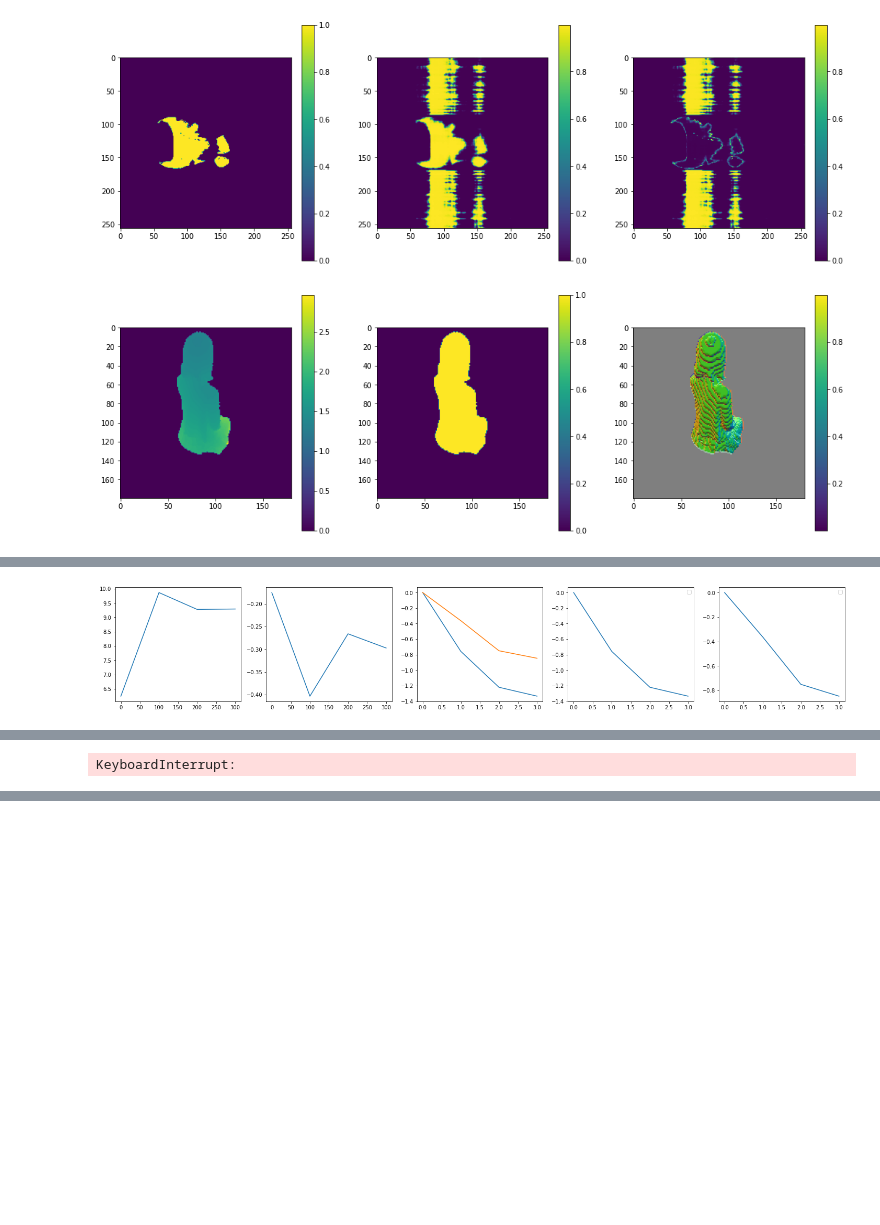
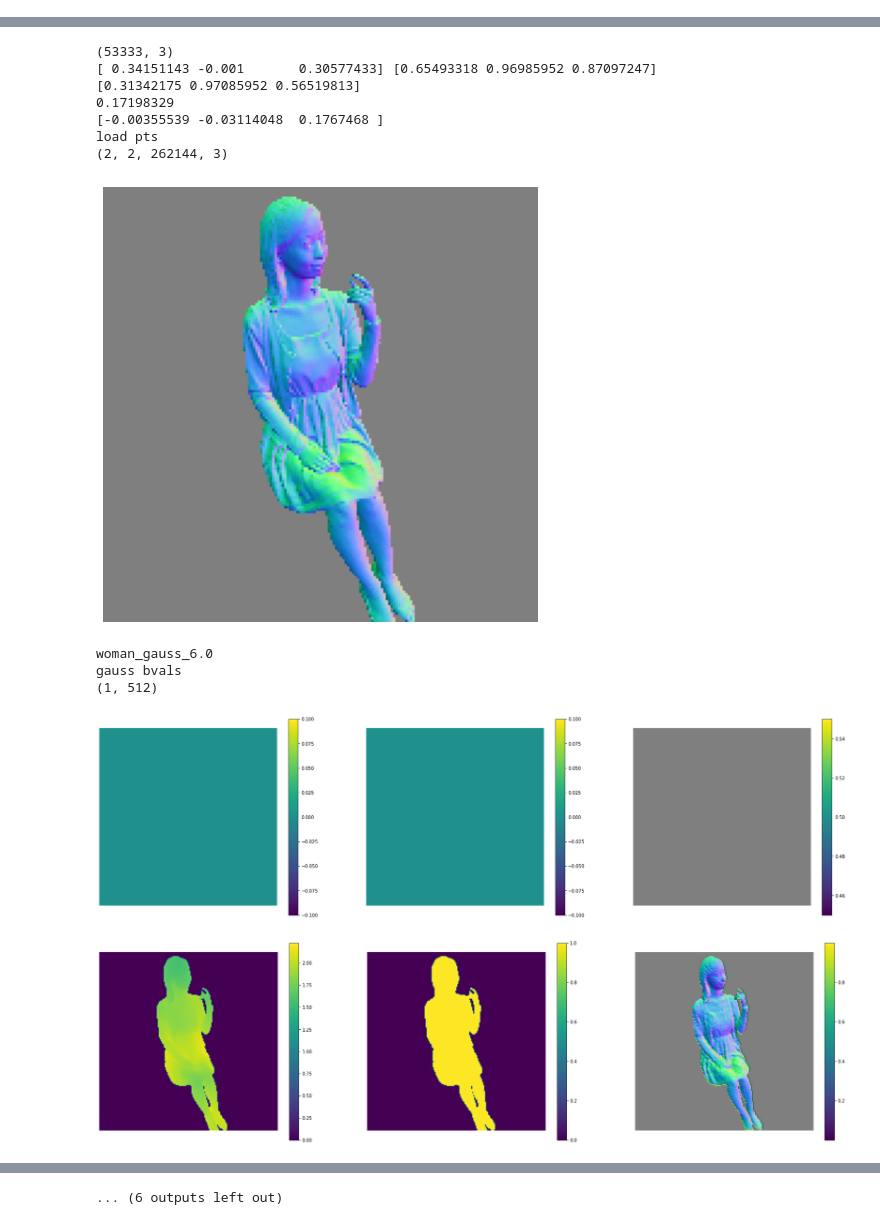
Before and after one commit to Methylamphetamine/fourier-feature-networks, a Jupyter notebook: Experiments/3d_shape_occupancy.ipynb, the cells around one changed output, grey strips where cells are left out. Drawn from its saved outputs; the diff is of its cells as text; code cells hidden in the pictures; blank space fills up the shorter version.

Commit message:
rendering reverse engineering

```diff
--- a/Experiments/3d_shape_occupancy.ipynb
+++ b/Experiments/3d_shape_occupancy.ipynb
@@ -204,8 +204,8 @@ def render_rays_native_hier(params, ab, rays, corners, near, far, N_samples, N_s
 
     return depth_map, acc_map
 
-# render_rays = jit(render_rays_native_hier, static_argnums=(3,4,5,6,7,8))
-render_rays = render_rays_native_hier
+render_rays = jit(render_rays_native_hier, static_argnums=(6,7,8))
+# render_rays = render_rays_native_hier
 
 
 
@@ -264,7 +264,6 @@ embedding_param = 12.
 embed_params = [embedding_method, embedding_size, embedding_param]
 init_fn, apply_fn = make_network(8, 256)
 
-N_iters = 10000
 batch_size = 64*64*2 * 4
 lr = 5e-4
-step = optimizers.exponential_decay(lr, 5000, .1)
+step = optimizers.exponential_decay(lr, 500, .9)
@@ -271,13 +376,16 @@ step = optimizers.exponential_decay(lr, 5000, .1)
 # %%
 R = 2.
-c2w = pose_spherical(90. + 10 + 45, -30., R)
+# viewing angles
+c2w = pose_spherical(30., -30., R)
 
-N_samples = 64
-N_samples_2 = 64
+N_samples = 128
+N_samples_2 = 128
 H = 180
 W = H
 focal = H * .9
 rays = get_rays(H, W, focal, c2w[:3,:4])
+
+#ray definition
 
 render_args_lr = [get_rays(H, W, focal, c2w[:3,:4]), None, R-1, R+1, N_samples, N_samples_2, True]
 
@@ -442,7 +406,7 @@ mesh_files = {
 logdir = os.path.join(basedir, 'occupancy_logs')
 os.makedirs(logdir, exist_ok=True)
 # %%
-N_iters = 10000
+
 tests_all = {}
 out_all = {}
 scores = {}
@@ -450,7 +414,9 @@ scores = {}
 mesh_names = ['woman']
 
 embed_tasks = [
+               ['gauss', 256, 6.],
                ['posenc', 256, 6.]
+
 ]
 
 expdir = os.path.join(logdir, 'full_runs')
@@ -459,14 +425,20 @@ print(expdir)
 
 for mesh_name in mesh_names:
 
+  # initial preview starts
+
   mesh, corners, test_pts = load_mesh(mesh_name)
 
   render_args_lr[1] = corners
   render_args_hr[1] = corners
+  plt.figure(figsize = (8,8))
 
-  mesh_normal_map = render_mesh_normals(mesh, render_args_hr[0])
+  mesh_normal_map = render_mesh_normals(mesh, render_args_lr[0])
   plt.imshow(mesh_normal_map * .5 + .5)
+  plt.axis('off')
   plt.show()
+  plt.close()
+  # initial preview ends
 
   for embed_params in embed_tasks:
     embedding_method, embedding_size, embedding_param = embed_params
@@ -474,28 +446,5 @@ for mesh_name in mesh_names:
     expname = f'{mesh_name}_{embedding_method}_{embedding_param}'
     print(expname)
 
-    out = run_training(embed_params, mesh, corners, test_pts, render_args_lr, expname)
-    tests_all[expname] = out[1]
-    out_all[expname] = out
-
-    rays = render_args_hr[0]
-    rets = []
-    hbatch = 16
-    for i in tqdm(range(0, H, hbatch)):
-      rets.append(render_rays(*out[0], rays[:,i:i+hbatch], *render_args_hr[1:]))
-    depth_map, acc_map = [np.concatenate([r[i] for r in rets], 0) for i in range(2)]
-
-    normal_map = make_normals(rays, depth_map)
-    normal_map = (255 * (.5 * normal_map + .5)).astype(np.uint8)
-    imageio.imsave(os.path.join(expdir, expname + '.png'), normal_map)
-
-    np.save(os.path.join(expdir, expname + '_netparams.npy'), out[0])
-
-    scores[expname] = out[2]
-    with open(os.path.join(expdir, 'scores.txt'), 'w') as f:
-      f.write(str(scores))
-    with open(os.path.join(expdir, 'scores_json.txt'), 'w') as f:
-      json.dump({k : onp.array(scores[k]).tolist() for k in scores}, f, indent=4)
+    out = run_training(embed_params, mesh, corners, test_pts, render_args_lr, expname, N_iters = 5000, intervals = 1000)
 # %% [output]
-[figure, old version]
-[figure, old version]
@@ -504 +451,0 @@ WARNING:matplotlib.legend:No handles with labels found to put in legend.
-[figure, old version]
@@ -506 +454,13 @@ woman_posenc_6.0 2 0.9539213 0.8579375
-KeyboardInterrupt:
+(53333, 3)
+[ 0.34151143 -0.001       0.30577433] [0.65493318 0.96985952 0.87097247]
+[0.31342175 0.97085952 0.56519813]
+0.17198329
+[-0.00355539 -0.03114048  0.1767468 ]
+load pts
+(2, 2, 262144, 3)
+[figure, new version]
+woman_gauss_6.0
+gauss bvals
+(1, 512)
+[figure, new version]
+[figure, new version]
@@ -506,0 +474 @@ KeyboardInterrupt:
+... (6 outputs left out)
```
Also changed, not shown: parts of 3 cells of this notebook, 2 other files.
